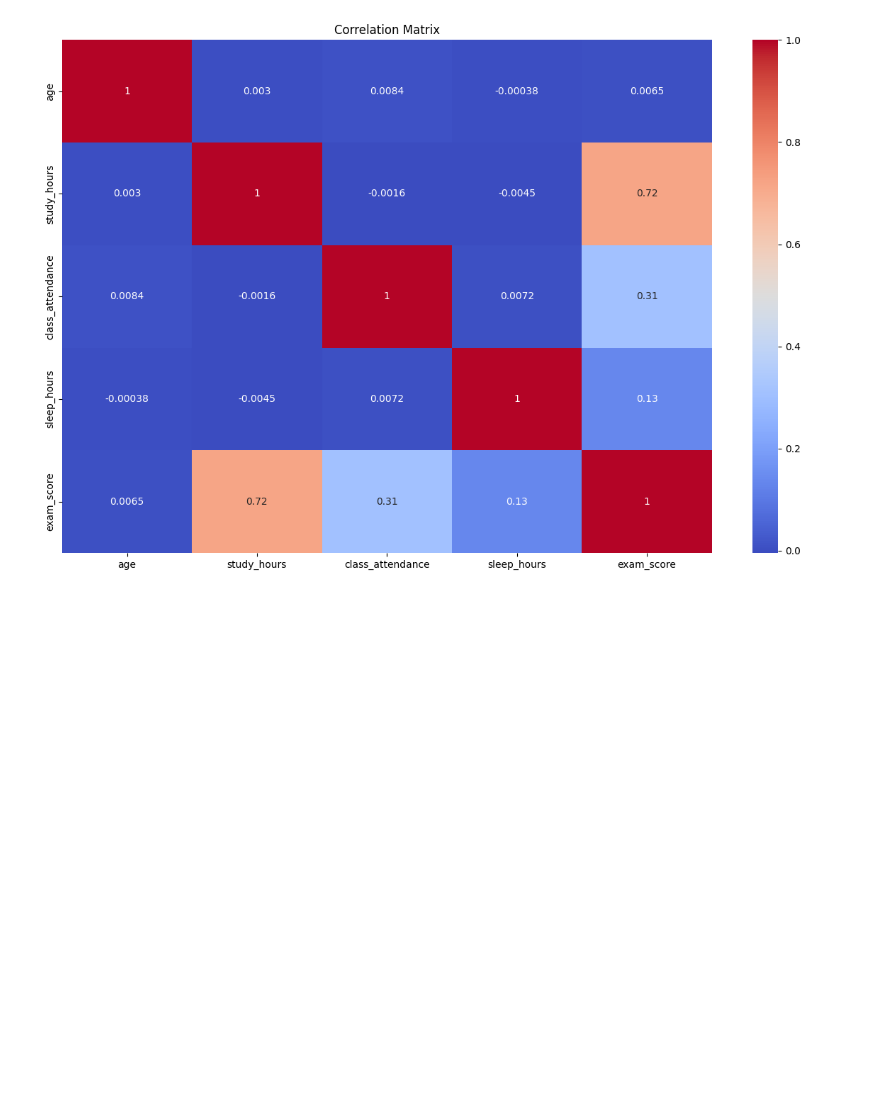
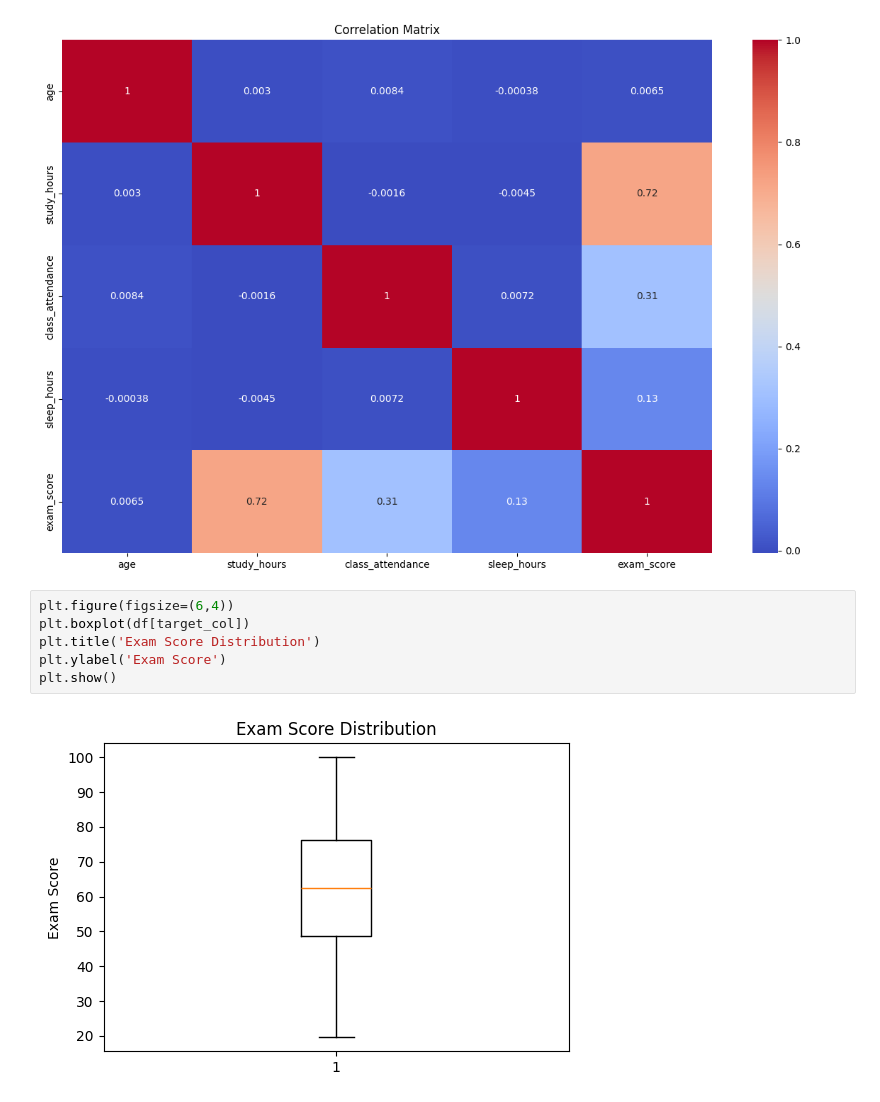
Before and after one commit to sonjoy1s/kaggle_project, a Jupyter notebook: Exam_Score_Prediction_Dataset.ipynb, the cells around one changed output. Cells and saved outputs as stored; diff of their text form; blank space fills up the shorter version.

```diff
--- a/Exam_Score_Prediction_Dataset.ipynb
+++ b/Exam_Score_Prediction_Dataset.ipynb
@@ -126,3 +128,11 @@ plt.tight_layout()
 plt.show()
 # %% [output]
 [figure]
+# %%
+plt.figure(figsize=(6,4))
+plt.boxplot(df[target_col])
+plt.title('Exam Score Distribution')
+plt.ylabel('Exam Score')
+plt.show()
+# %% [output]
+[figure, added]
```
Also changed, not shown: parts of 2 cells of this notebook.
